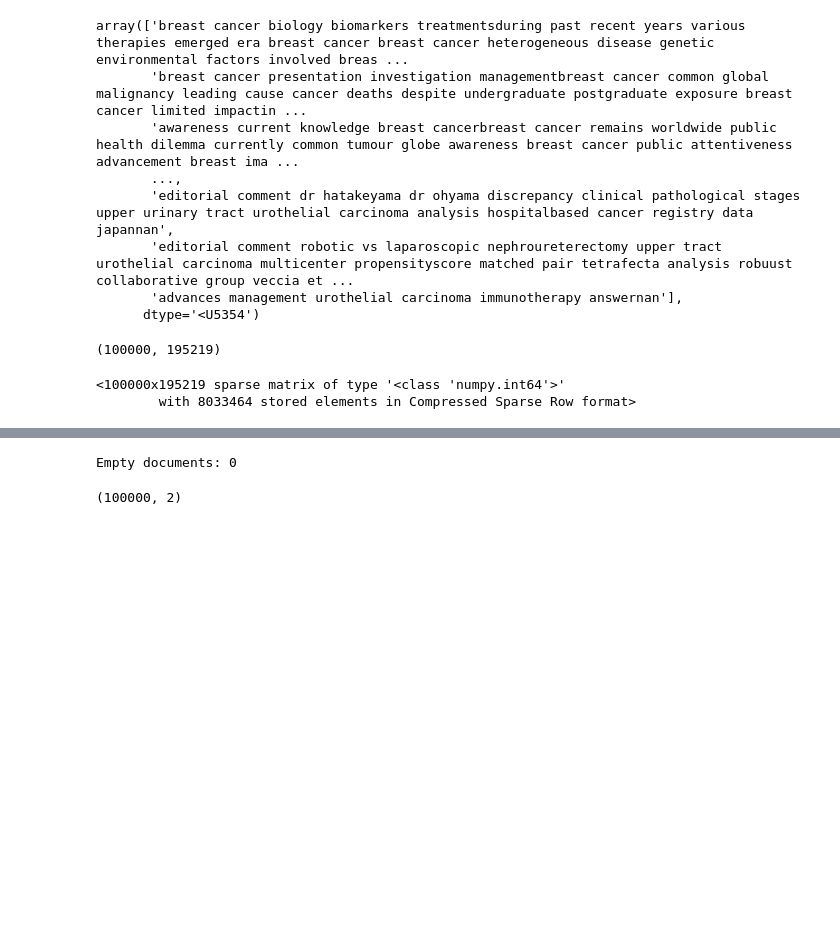
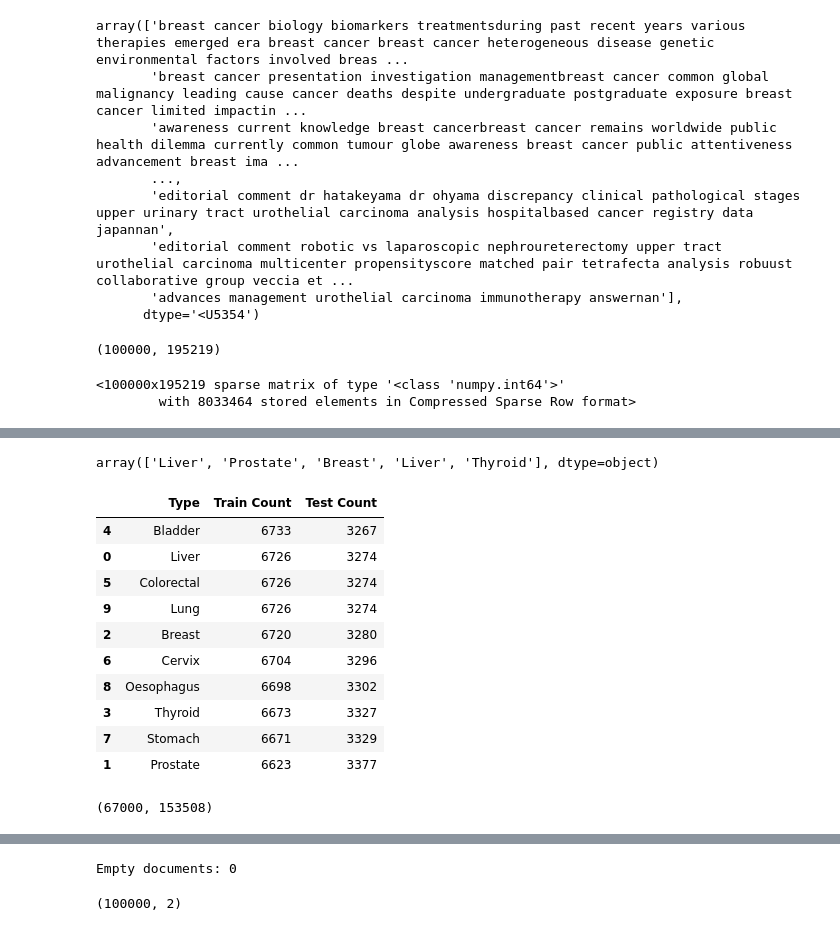
Before and after one commit to Ivansanjaya11/cancer_model, a Jupyter notebook: Retry.ipynb, the cells around one changed output, grey strips where cells are left out. Drawn from its saved outputs; the diff is of its cells as text; code cells hidden in the pictures; blank space fills up the shorter version.

```diff
--- a/Retry.ipynb
+++ b/Retry.ipynb
@@ -431,0 +433,26 @@ data_df.head(10)
+# %%
+train_label_names[:5]
+# %% [output]
+array(['Liver', 'Prostate', 'Breast', 'Liver', 'Thyroid'], dtype=object)
+# %%
+from collections import Counter
+
+trd = dict(Counter(train_label_names))
+tsd = dict(Counter(test_label_names))
+
+(pd.DataFrame([[key, trd[key], tsd[key]] for key in trd],
+             columns=['Type', 'Train Count', 'Test Count'])
+.sort_values(by=['Train Count', 'Test Count'],
+             ascending=False))
+# %% [output]
+|  | Type | Train Count | Test Count |
+| 4 | Bladder | 6733 | 3267 |
+| 0 | Liver | 6726 | 3274 |
+| 5 | Colorectal | 6726 | 3274 |
+| 9 | Lung | 6726 | 3274 |
+| 2 | Breast | 6720 | 3280 |
+| 6 | Cervix | 6704 | 3296 |
+| 8 | Oesophagus | 6698 | 3302 |
+| 3 | Thyroid | 6673 | 3327 |
+| 7 | Stomach | 6671 | 3329 |
+| 1 | Prostate | 6623 | 3377 |
@@ -431,0 +466,4 @@ data_df.head(10)
+# %%
+cv_train_features.shape
+# %% [output]
+(67000, 153508)
```
Also changed, not shown: parts of 25 cells of this notebook, 20 other files.
